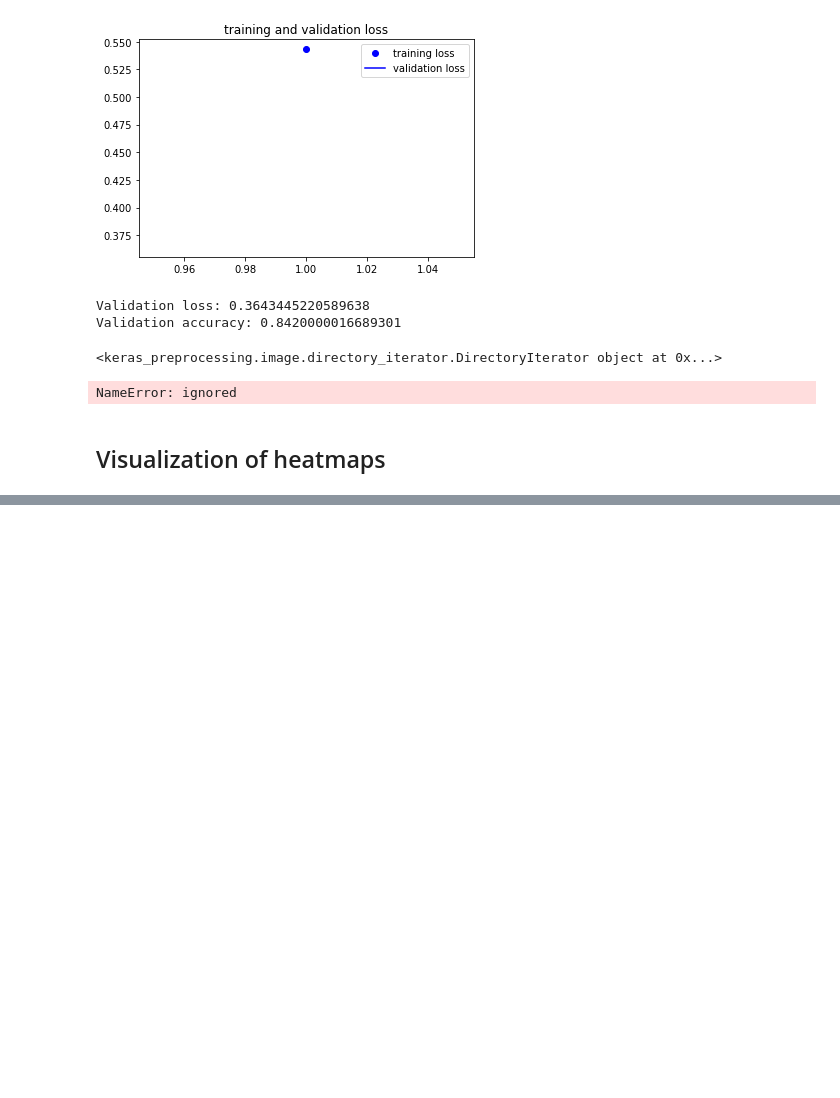
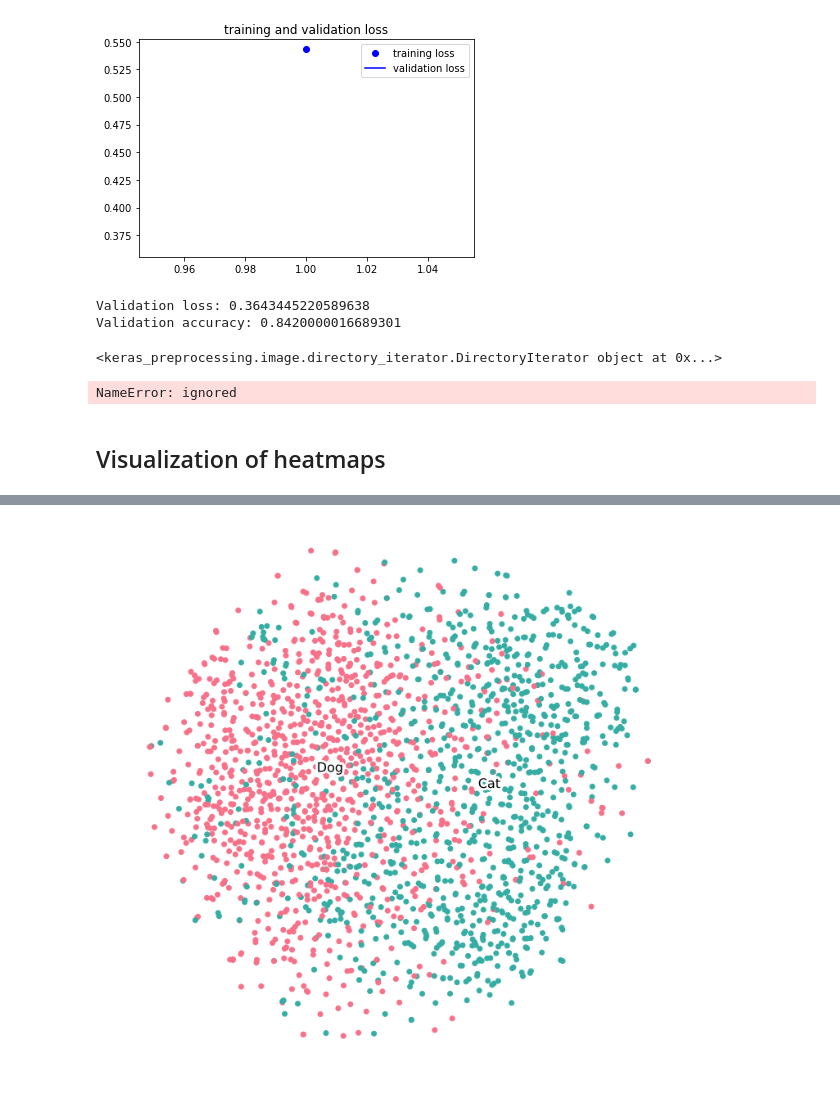
Before and after one commit to Wasabi-Bobby/MachineLearningHomework, a Jupyter notebook: HW3_3&4.ipynb, the cells around one changed output, grey strips where cells are left out. Saved outputs shown, nothing was run; the diff lists cells and outputs as text; code cells hidden in the pictures; blank space fills up the shorter version.

```diff
--- a/HW3_3&4.ipynb
+++ b/HW3_3&4.ipynb
@@ -323,10 +381,10 @@ t-SNE
 ----------
 # %%
-layer = model.get_layer('dense_2')
+layer = model.get_layer('dense_5')
 layer_output = layer.output
 # %%
 activation_model = models.Model(input=model.input, outputs=[layer_output])
 # %%
-activations = activation_model.predict(validation_generator)
+activations = activation_model.predict(x_batch)
 # %%
 activations.shape
@@ -339,6 +399,8 @@ import matplotlib.patheffects as PathEffects
 %matplotlib inline
 import seaborn as sns
 # %%
+class_names = ['Dog', 'Cat']
+
 def data_scatter(vecs, labels):
     # choose a color palette with seaborn.
     num_classes = len(np.unique(labels))
@@ -347,7 +409,9 @@ def data_scatter(vecs, labels):
     # create a scatter plot.
     f = plt.figure(figsize=(12, 12))
     ax = plt.subplot(aspect='equal')
-    sc = ax.scatter(vecs[:, 0], vecs[:, 1], c=palette[labels])
+    #print(vecs[:, 0])
+    #print(vecs[:, 1])
+    sc = ax.scatter(vecs[:, 0], vecs[:, 1], c=palette[labels.astype(int)])
     plt.xlim(-25, 25)
     plt.ylim(-25, 25)
     ax.axis('off')
@@ -375,2 +441,4 @@ print('t-SNE done! Time elapsed: {} seconds'.format(time.time() - time_start))
 # %%
-data_scatter(catdog_tsne, validation_generator.class_indices)
+data_scatter(catdog_tsne, y_batch)
+# %% [output]
+[figure, added]
```
Also changed, not shown: parts of 7 cells of this notebook.
